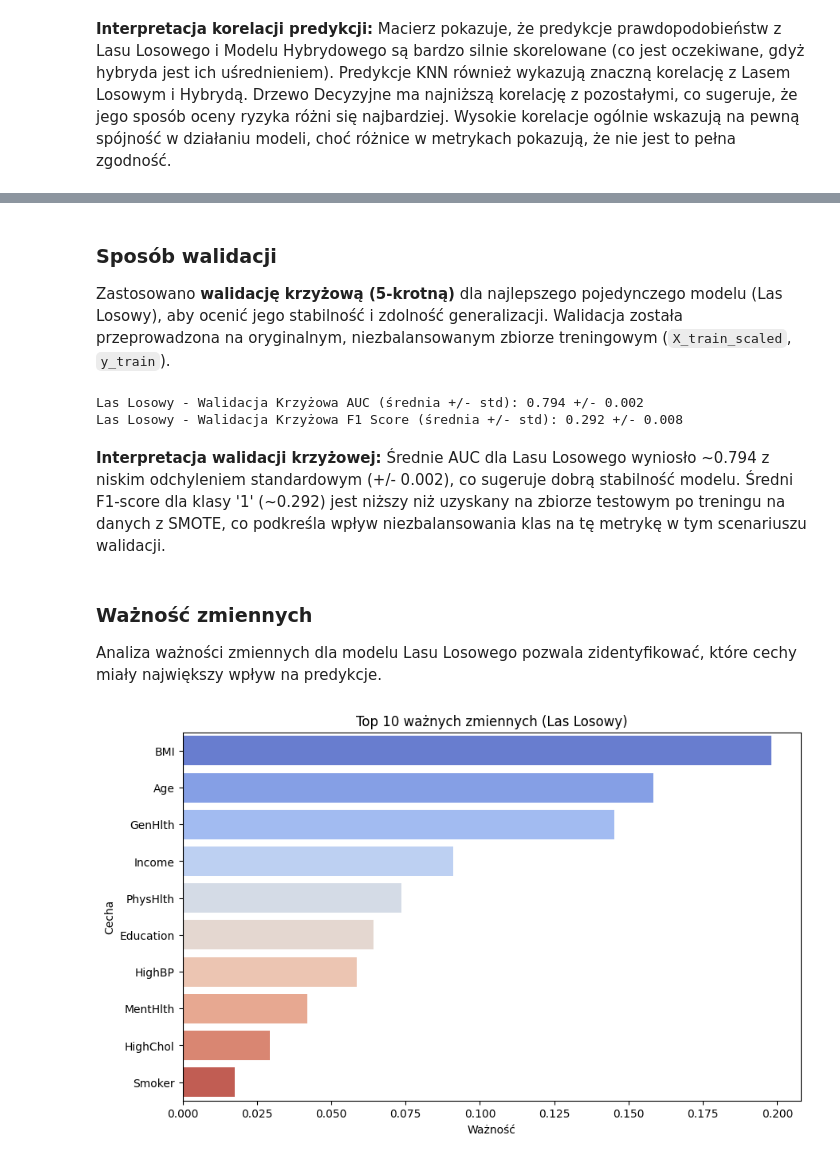
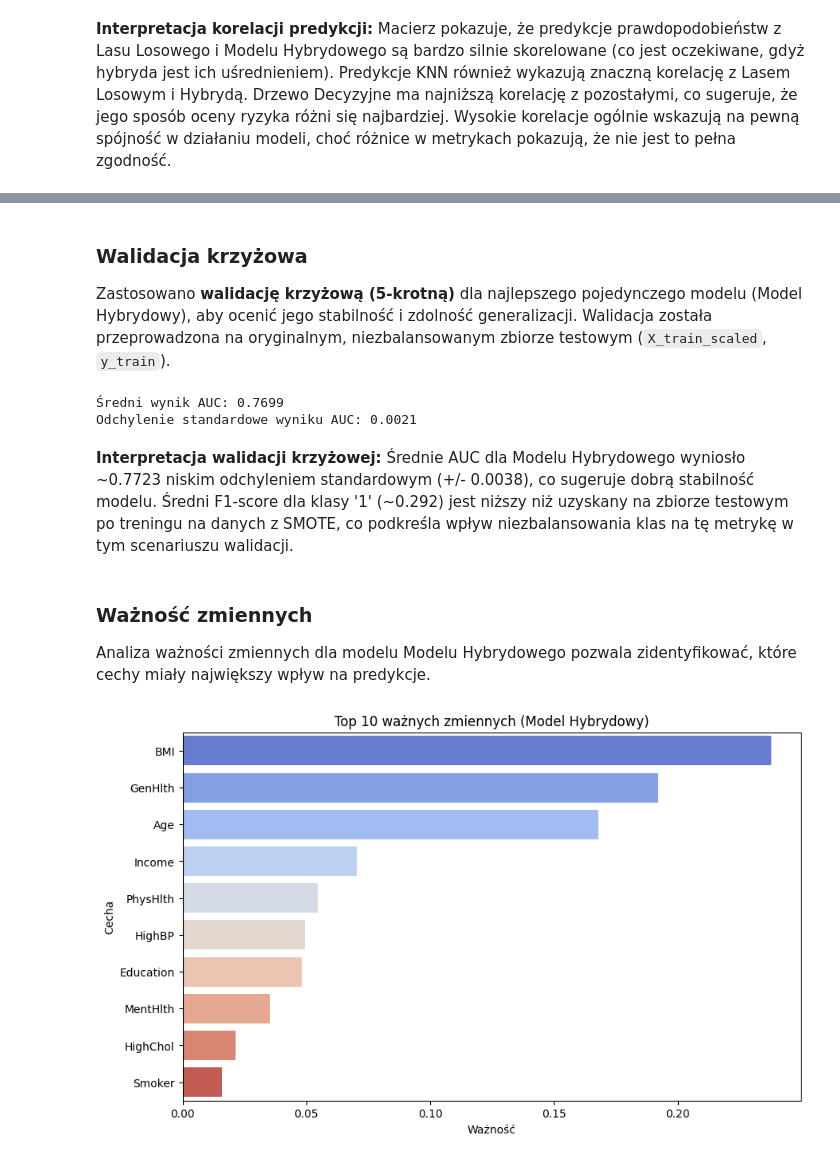
Before and after one commit to kamilPiHub/DiabetesClassification, a Jupyter notebook: KlasyfikacjaRyzykaCukrzycy.ipynb, the cells around one changed output, grey strips where cells are left out. Cells and saved outputs as stored; diff of their text form; code cells hidden in the pictures.

```diff
--- a/KlasyfikacjaRyzykaCukrzycy.ipynb
+++ b/KlasyfikacjaRyzykaCukrzycy.ipynb
@@ -239,9 +249,6 @@ skewed_cols = ['BMI', 'MentHlth', 'PhysHlth']
 for col in skewed_cols:
     if df[col].max() > 35:
         df[col] = np.log1p(df[col])
-        print(f"Kolumna {col} została zlogarytmowana.")
-    else:
-        print(f"Kolumna {col} prawdopodobnie jest już zlogarytmowana lub ma mały zakres.")
 
 print("\nSkośność po (ewentualnej) transformacji:")
 print(df[skewed_cols].skew().round(2))
@@ -510,29 +518,46 @@ Macierz pokazuje, że predykcje prawdopodobieństw z Lasu Losowego i Modelu Hybr
 # %% [markdown]
-### Sposób walidacji
-Zastosowano **walidację krzyżową (5-krotną)** dla najlepszego pojedynczego modelu (Las Losowy), aby ocenić jego stabilność i zdolność generalizacji. Walidacja została przeprowadzona na oryginalnym, niezbalansowanym zbiorze treningowym (`X_train_scaled`, `y_train`).
+### Walidacja krzyżowa
+Zastosowano **walidację krzyżową (5-krotną)** dla najlepszego pojedynczego modelu (Model Hybrydowy), aby ocenić jego stabilność i zdolność generalizacji. Walidacja została przeprowadzona na oryginalnym, niezbalansowanym zbiorze testowym (`X_train_scaled`, `y_train`).
-# %%
-kf = KFold(n_splits=5, shuffle=True, random_state=42)
-cv_auc_rf = cross_val_score(RandomForestClassifier(random_state=42, n_estimators=100), X_train_scaled, y_train, cv=kf, scoring='roc_auc')
-cv_f1_rf = cross_val_score(RandomForestClassifier(random_state=42, n_estimators=100), X_train_scaled, y_train, cv=kf, scoring='f1')
-
-print(f"Las Losowy - Walidacja Krzyżowa AUC (średnia +/- std): {cv_auc_rf.mean():.3f} +/- {cv_auc_rf.std():.3f}")
-print(f"Las Losowy - Walidacja Krzyżowa F1 Score (średnia +/- std): {cv_f1_rf.mean():.3f} +/- {cv_f1_rf.std():.3f}")
-# %% [output]
-Las Losowy - Walidacja Krzyżowa AUC (średnia +/- std): 0.794 +/- 0.002
-Las Losowy - Walidacja Krzyżowa F1 Score (średnia +/- std): 0.292 +/- 0.008
+# %%
+rf_base = RandomForestClassifier(random_state=42)
+dt_base = DecisionTreeClassifier(random_state=42)
+
+hybrid_model_for_cv = VotingClassifier(
+    estimators=[('rf', rf_base), ('dt', dt_base)],
+    voting='soft'
+)
+
+pipeline = ImbPipeline(steps=[
+    ('scaler', MinMaxScaler()),
+    ('smote', SMOTE(random_state=42)),
+    ('hybrid_model', hybrid_model_for_cv)
+])
+
+cv_strategy = StratifiedKFold(n_splits=5, shuffle=True, random_state=RANDOM_STATE)
+
+scores = cross_val_score(pipeline, X, y, cv=cv_strategy, scoring='roc_auc', n_jobs=-1)
+
+print(f"\nŚredni wynik AUC: {scores.mean():.4f}")
+print(f"Odchylenie standardowe wyniku AUC: {scores.std():.4f}")
+# %% [output]
+Średni wynik AUC: 0.7699
+Odchylenie standardowe wyniku AUC: 0.0021
 # %% [markdown]
-**Interpretacja walidacji krzyżowej:** Średnie AUC dla Lasu Losowego wyniosło ~0.794 z niskim odchyleniem standardowym (+/- 0.002), co sugeruje dobrą stabilność modelu. Średni F1-score dla klasy '1' (~0.292) jest niższy niż uzyskany na zbiorze testowym po treningu na danych z SMOTE, co podkreśla wpływ niezbalansowania klas na tę metrykę w tym scenariuszu walidacji.
+**Interpretacja walidacji krzyżowej:** Średnie AUC dla Modelu Hybrydowego wyniosło ~0.7723 niskim odchyleniem standardowym (+/- 0.0038), co sugeruje dobrą stabilność modelu. Średni F1-score dla klasy '1' (~0.292) jest niższy niż uzyskany na zbiorze testowym po treningu na danych z SMOTE, co podkreśla wpływ niezbalansowania klas na tę metrykę w tym scenariuszu walidacji.
 # %% [markdown]
 ### Ważność zmiennych
-Analiza ważności zmiennych dla modelu Lasu Losowego pozwala zidentyfikować, które cechy miały największy wpływ na predykcje.
+Analiza ważności zmiennych dla modelu Modelu Hybrydowego pozwala zidentyfikować, które cechy miały największy wpływ na predykcje.
 # %%
-importances = model_rf.feature_importances_
-feature_importance_df = pd.DataFrame({'Cecha': X_train_resampled.columns, 'Ważność': importances})
+importances_dt = model_dt.feature_importances_
+importances_rf = model_rf.feature_importances_
+importances_hybrid = (importances_dt + importances_rf) / 2
+
+feature_importance_df = pd.DataFrame({'Cecha': X_train_resampled.columns, 'Ważność': importances_hybrid})
 feature_importance_df = feature_importance_df.sort_values(by='Ważność', ascending=False)
 plt.figure(figsize=(10, 6))
 sns.barplot(x='Ważność', y='Cecha', data=feature_importance_df.head(10), palette='coolwarm')
-plt.title('Top 10 ważnych zmiennych (Las Losowy)')
+plt.title('Top 10 ważnych zmiennych (Model Hybrydowy)')
 plt.show()
 # %% [output]
-[figure, old version]
+[figure, new version]
 # %% [markdown]
```
Also changed, not shown: parts of 49 cells of this notebook.
